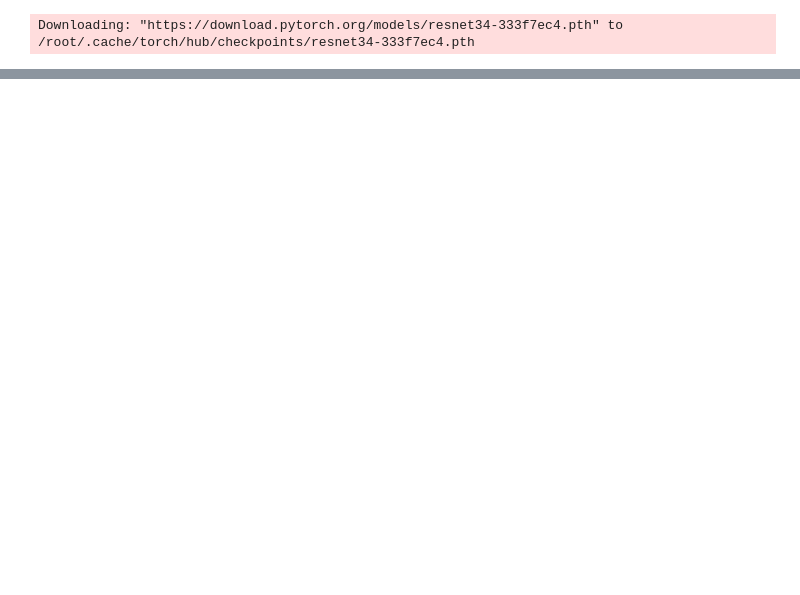
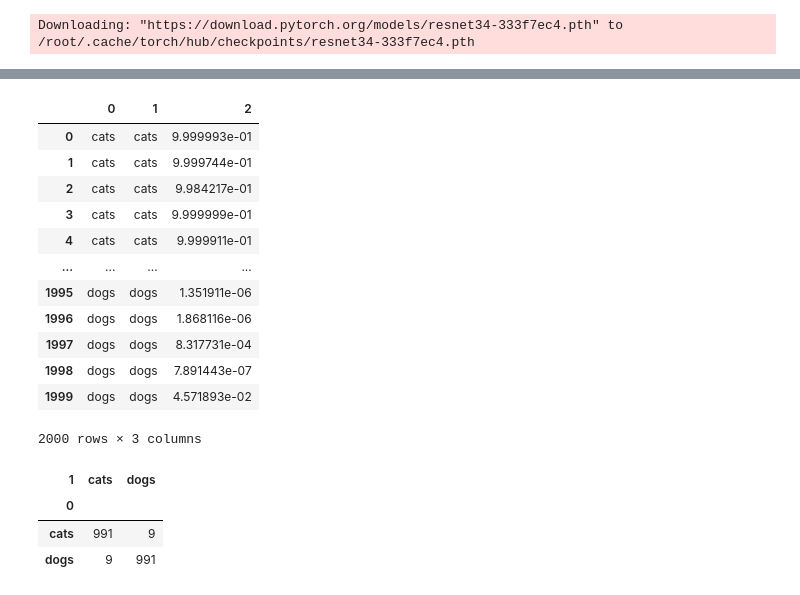
Before and after one commit to SDS-AAU/SDS-master, a Jupyter notebook: M3/notebooks/CNN_with_fast_ai.ipynb, the cells around one changed output, grey strips where cells are left out. Drawn from its saved outputs; the diff is of its cells as text; code cells hidden in the pictures; blank space fills up the shorter version.

```diff
--- a/M3/notebooks/CNN_with_fast_ai.ipynb
+++ b/M3/notebooks/CNN_with_fast_ai.ipynb
@@ -54,0 +78,10 @@ interp.plot_confusion_matrix()
+# %%
+# Make predictions for a few images
+
+for imageName in get_image_files('/content/dataset/test_set')[:20]:
+    print(imageName)
+    prediction = learn.predict(imageName)
+    #print(prediction)
+    print(prediction[0])
+    display(Image(filename=str(imageName)))
+    print("\n")
@@ -54,0 +106,7 @@ interp.plot_confusion_matrix()
+# %%
+# predict into a pandas DF from a directory path
+evaluation = []
+
+for imageName in get_image_files('/content/dataset/test_set'):
+  prediction = learn.predict(imageName)
+  evaluation.append((imageName.parent.stem, prediction[0], float(prediction[2][0])))
@@ -54,0 +127,26 @@ interp.plot_confusion_matrix()
+# %%
+import pandas as pd
+ev = pd.DataFrame(evaluation)
+# %%
+ev
+# %% [output]
+|  | 0 | 1 | 2 |
+| 0 | cats | cats | 9.999993e-01 |
+| 1 | cats | cats | 9.999744e-01 |
+| 2 | cats | cats | 9.984217e-01 |
+| 3 | cats | cats | 9.999999e-01 |
+| 4 | cats | cats | 9.999911e-01 |
+| ... | ... | ... | ... |
+| 1995 | dogs | dogs | 1.351911e-06 |
+| 1996 | dogs | dogs | 1.868116e-06 |
+| 1997 | dogs | dogs | 8.317731e-04 |
+| 1998 | dogs | dogs | 7.891443e-07 |
+| 1999 | dogs | dogs | 4.571893e-02 |
+2000 rows × 3 columns
+# %%
+pd.crosstab(ev[0],ev[1])
+# %% [output]
+| 1 | cats | dogs |
+| 0 |  |  |
+| cats | 991 | 9 |
+| dogs | 9 | 991 |
```
Also changed, not shown: parts of 20 cells of this notebook.
